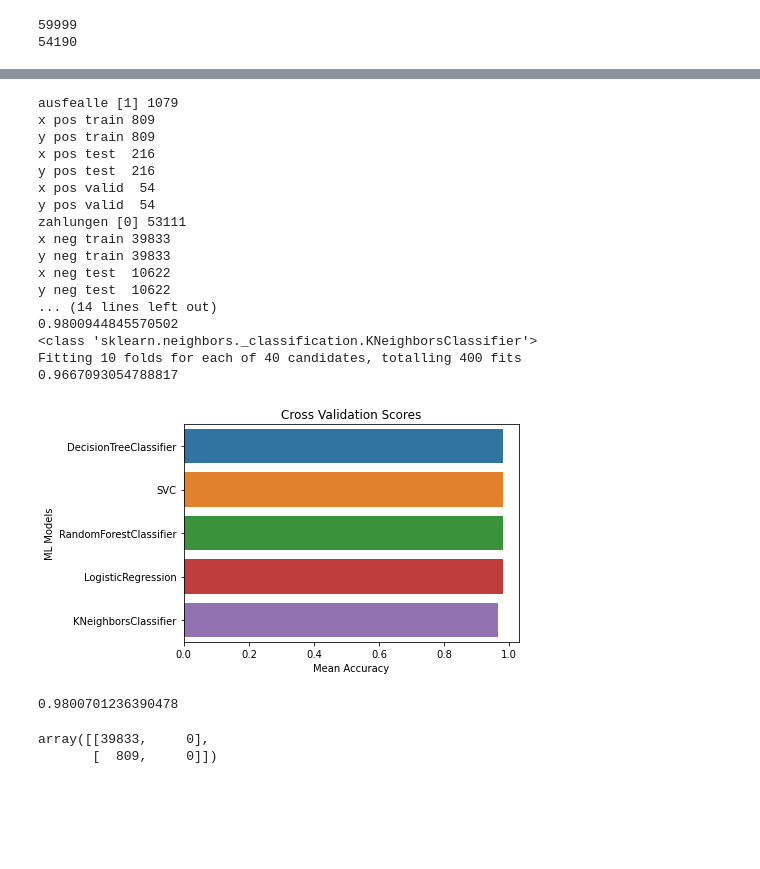
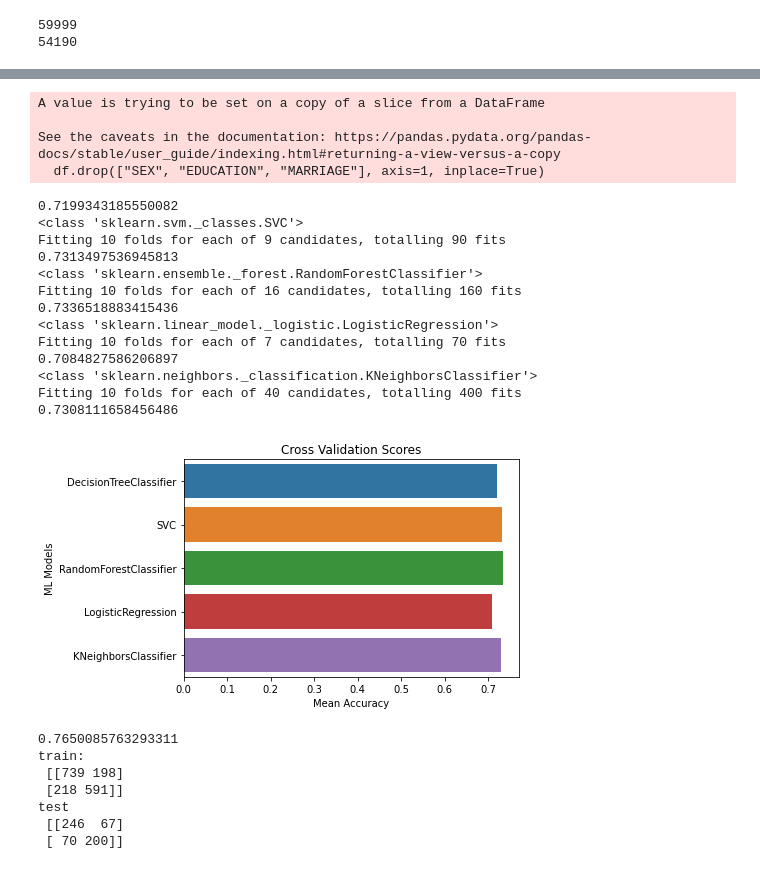
Before and after one commit to janbraunsdorff/Data-Journey, a Jupyter notebook: kredit-001_deskriptive.ipynb, the cells around one changed output, grey strips where cells are left out. Saved outputs shown, nothing was run; the diff lists cells and outputs as text; code cells hidden in the pictures; blank space fills up the shorter version.

```diff
--- a/kredit-001_deskriptive.ipynb
+++ b/kredit-001_deskriptive.ipynb
@@ -422,7 +422,7 @@ print(len(df))
 59999
 54190
 # %%
-def run(df):
+def run(df, rf_max_features=[1,3,5]):
     #split
     df_pos = df[df[target] == 1]
     print('ausfealle', df_pos[target].unique(), len(df_pos))
@@ -430,28 +430,24 @@ def run(df):
     x_train_pos = df_pos.drop(labels=target, axis=1)
 
     X_train_pos, X_test_pos, Y_train_pos, Y_test_pos  = train_test_split(x_train_pos, y_train_pos, test_size=0.25, random_state=42)
-    X_test_pos, X_valid_pos, Y_test_pos, Y_valid_pos  = train_test_split(X_test_pos, Y_test_pos, test_size=0.20, random_state=42)
     print('x pos train', len(X_train_pos))
     print('y pos train', len(Y_train_pos))
     print('x pos test ', len(X_test_pos))
     print('y pos test ', len(Y_test_pos))
-    print('x pos valid ', len(X_valid_pos))
-    print('y pos valid ', len(Y_valid_pos))
 
 
+    n = 1250
     df_neg = df[df[target] == 0]
+    df_neg = df_neg.sample(n)
     print('zahlungen', df_neg[target].unique(), len(df_neg))
     y_train_neg = df_neg[target]
     x_train_neg = df_neg.drop(labels=target, axis=1)
 
     X_train_neg, X_test_neg, Y_train_neg, Y_test_neg  = train_test_split(x_train_neg, y_train_neg, test_size=0.25, random_state=42)
-    X_test_neg, X_valid_neg, Y_test_neg, Y_valid_neg  = train_test_split(X_test_neg, Y_test_neg, test_size=0.20, random_state=42)
     print('x neg train', len(X_train_neg))
     print('y neg train', len(Y_train_neg))
     print('x neg test ', len(X_test_neg))
     print('y neg test ', len(Y_test_neg))
-    print('x neg valid ', len(X_valid_neg))
-    print('y neg valid ', len(Y_valid_neg))
 
     # combine
     X_train = pd.concat([X_train_pos, X_train_neg])
@@ -460,10 +456,8 @@ def run(df):
     X_test = pd.concat([X_test_pos, X_test_neg])
     y_test = pd.concat([Y_test_pos, Y_test_neg])
 
-    X_valid = pd.concat([X_valid_pos, X_valid_neg])
-    y_valid = pd.concat([Y_valid_pos, Y_valid_neg])
 
-    print(f"{len(X_train)}, {len(y_train)}, {len(X_test)}, {len(y_test)}, {len(X_valid)}, {len(y_valid)}")
+    print(f"{len(X_train)}, {len(y_train)}, {len(X_test)}, {len(y_test)}")
 
     # Classifiyer
     random = 42
@@ -487,7 +481,7 @@ def run(df):
     }
 
     rf_param_grid = {
-        "max_features": [1,2],
+        "max_features": rf_max_features,
         "min_samples_split":[3,10],
         "min_samples_leaf":[3,10],
         "bootstrap":[False],
@@ -614,6 +595,10 @@ Fitting 10 folds for each of 40 candidates, totalling 400 fits
 # %%
 df.drop(["SEX", "EDUCATION", "MARRIAGE"], axis=1, inplace=True)
-votingC_1, X_train, X_test, y_train, y_test = run(df)
+votingC_1, X_train, X_test, y_train, y_test = run(df, rf_max_features=[1,2])
+
 pred = votingC_1.predict(X_train)
-confusion_matrix(y_train, pred)
+print('train: \n', confusion_matrix(y_train, pred))
+
+pred = votingC_1.predict(X_test)
+print('test \n', confusion_matrix(y_test, pred))
 # %% [output]
@@ -624,24 +618,28 @@ See the caveats in the documentation: https://pandas.pydata.org/pandas-docs/stab
-ausfealle [1] 1079
-x pos train 809
-y pos train 809
-x pos test  216
-y pos test  216
-x pos valid  54
-y pos valid  54
-zahlungen [0] 53111
-x neg train 39833
-y neg train 39833
-x neg test  10622
-y neg test  10622
-... (14 lines left out)
-0.9800944845570502
-<class 'sklearn.neighbors._classification.KNeighborsClassifier'>
-Fitting 10 folds for each of 40 candidates, totalling 400 fits
-0.9667093054788817
+A value is trying to be set on a copy of a slice from a DataFrame
+
+See the caveats in the documentation: https://pandas.pydata.org/pandas-docs/stable/user_guide/indexing.html#returning-a-view-versus-a-copy
+  df.drop(["SEX", "EDUCATION", "MARRIAGE"], axis=1, inplace=True)
+0.7199343185550082
+<class 'sklearn.svm._classes.SVC'>
+Fitting 10 folds for each of 9 candidates, totalling 90 fits
+0.7313497536945813
+<class 'sklearn.ensemble._forest.RandomForestClassifier'>
+Fitting 10 folds for each of 16 candidates, totalling 160 fits
+0.7336518883415436
+<class 'sklearn.linear_model._logistic.LogisticRegression'>
+Fitting 10 folds for each of 7 candidates, totalling 70 fits
+0.7084827586206897
+<class 'sklearn.neighbors._classification.KNeighborsClassifier'>
+Fitting 10 folds for each of 40 candidates, totalling 400 fits
+0.7308111658456486
-[figure, old version]
+[figure, new version]
-0.9800701236390478
-array([[39833,     0],
-       [  809,     0]])
+0.7650085763293311
+train:
+ [[739 198]
+ [218 591]]
+test
+ [[246  67]
+ [ 70 200]]
 # %%
 # Heatmap
 x = np.array(range(21, 79, 1))
```
Also changed, not shown: parts of 5 cells of this notebook.
